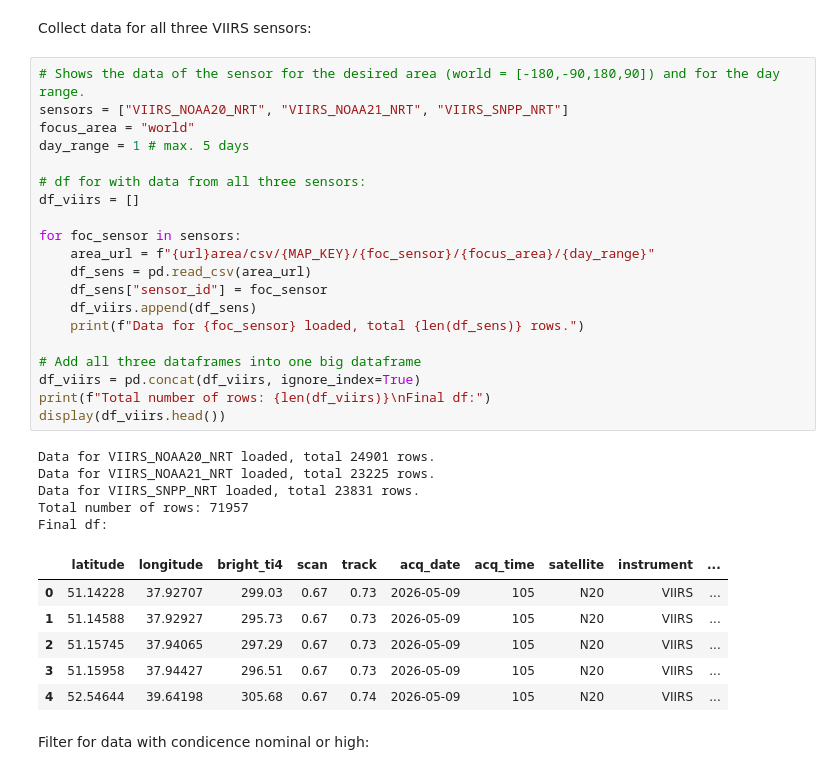
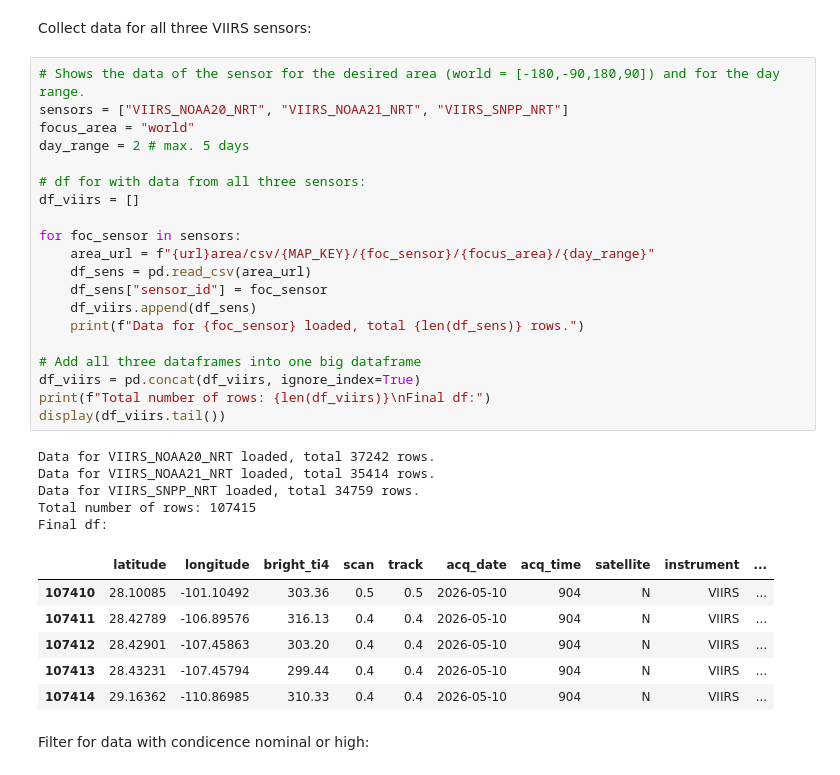
Before and after one commit to Goldmandli/Project_GEO876, a Jupyter notebook: notebooks/Project_Notebook.ipynb, the cells around one changed output. Drawn from its saved outputs; the diff is of its cells as text.

```diff
--- a/notebooks/Project_Notebook.ipynb
+++ b/notebooks/Project_Notebook.ipynb
@@ -103,35 +103,35 @@ Collect data for all three VIIRS sensors:
 # %%
 # Shows the data of the sensor for the desired area (world = [-180,-90,180,90]) and for the day range.
 sensors = ["VIIRS_NOAA20_NRT", "VIIRS_NOAA21_NRT", "VIIRS_SNPP_NRT"]
 focus_area = "world"
-day_range = 1 # max. 5 days
+day_range = 2 # max. 5 days
 
 # df for with data from all three sensors:
 df_viirs = []
 
 for foc_sensor in sensors:
     area_url = f"{url}area/csv/{MAP_KEY}/{foc_sensor}/{focus_area}/{day_range}"
     df_sens = pd.read_csv(area_url)
     df_sens["sensor_id"] = foc_sensor
     df_viirs.append(df_sens)
     print(f"Data for {foc_sensor} loaded, total {len(df_sens)} rows.")
 
 # Add all three dataframes into one big dataframe
 df_viirs = pd.concat(df_viirs, ignore_index=True)
 print(f"Total number of rows: {len(df_viirs)}\nFinal df:")
-display(df_viirs.head())
+display(df_viirs.tail())
 # %% [output]
-Data for VIIRS_NOAA20_NRT loaded, total 24901 rows.
-Data for VIIRS_NOAA21_NRT loaded, total 23225 rows.
-Data for VIIRS_SNPP_NRT loaded, total 23831 rows.
-Total number of rows: 71957
+Data for VIIRS_NOAA20_NRT loaded, total 37242 rows.
+Data for VIIRS_NOAA21_NRT loaded, total 35414 rows.
+Data for VIIRS_SNPP_NRT loaded, total 34759 rows.
+Total number of rows: 107415
 Final df:
 |  | latitude | longitude | bright_ti4 | scan | track | acq_date | acq_time | satellite | instrument | ... |
-| 0 | 51.14228 | 37.92707 | 299.03 | 0.67 | 0.73 | 2026-05-09 | 105 | N20 | VIIRS | ... |
-| 1 | 51.14588 | 37.92927 | 295.73 | 0.67 | 0.73 | 2026-05-09 | 105 | N20 | VIIRS | ... |
-| 2 | 51.15745 | 37.94065 | 297.29 | 0.67 | 0.73 | 2026-05-09 | 105 | N20 | VIIRS | ... |
-| 3 | 51.15958 | 37.94427 | 296.51 | 0.67 | 0.73 | 2026-05-09 | 105 | N20 | VIIRS | ... |
-| 4 | 52.54644 | 39.64198 | 305.68 | 0.67 | 0.74 | 2026-05-09 | 105 | N20 | VIIRS | ... |
+| 107410 | 28.10085 | -101.10492 | 303.36 | 0.5 | 0.5 | 2026-05-10 | 904 | N | VIIRS | ... |
+| 107411 | 28.42789 | -106.89576 | 316.13 | 0.4 | 0.4 | 2026-05-10 | 904 | N | VIIRS | ... |
+| 107412 | 28.42901 | -107.45863 | 303.20 | 0.4 | 0.4 | 2026-05-10 | 904 | N | VIIRS | ... |
+| 107413 | 28.43231 | -107.45794 | 299.44 | 0.4 | 0.4 | 2026-05-10 | 904 | N | VIIRS | ... |
+| 107414 | 29.16362 | -110.86985 | 310.33 | 0.4 | 0.4 | 2026-05-10 | 904 | N | VIIRS | ... |
 # %% [markdown]
 Filter for data with condicence nominal or high:
 # %%
```
Also changed, not shown: parts of 12 cells of this notebook.
